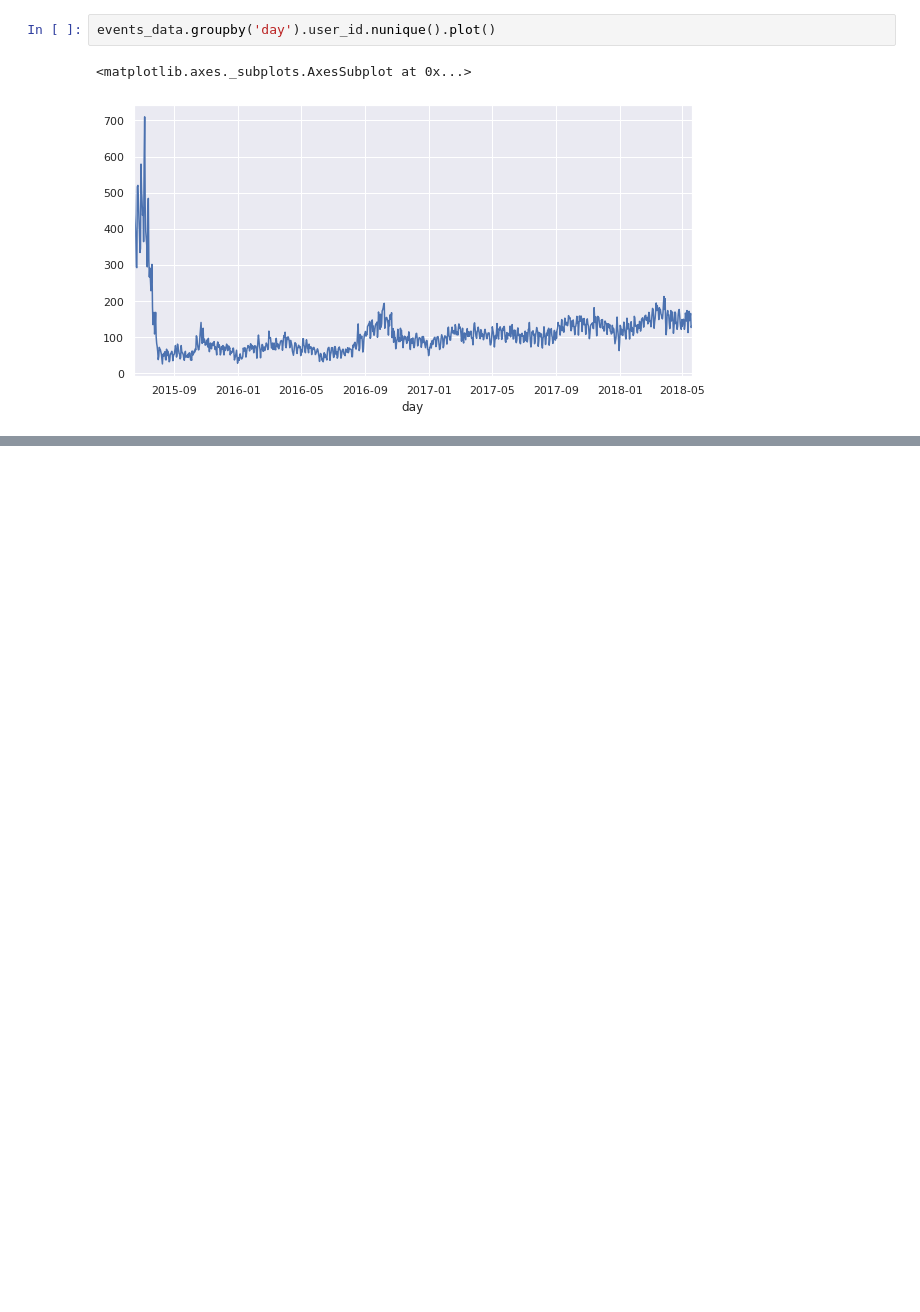
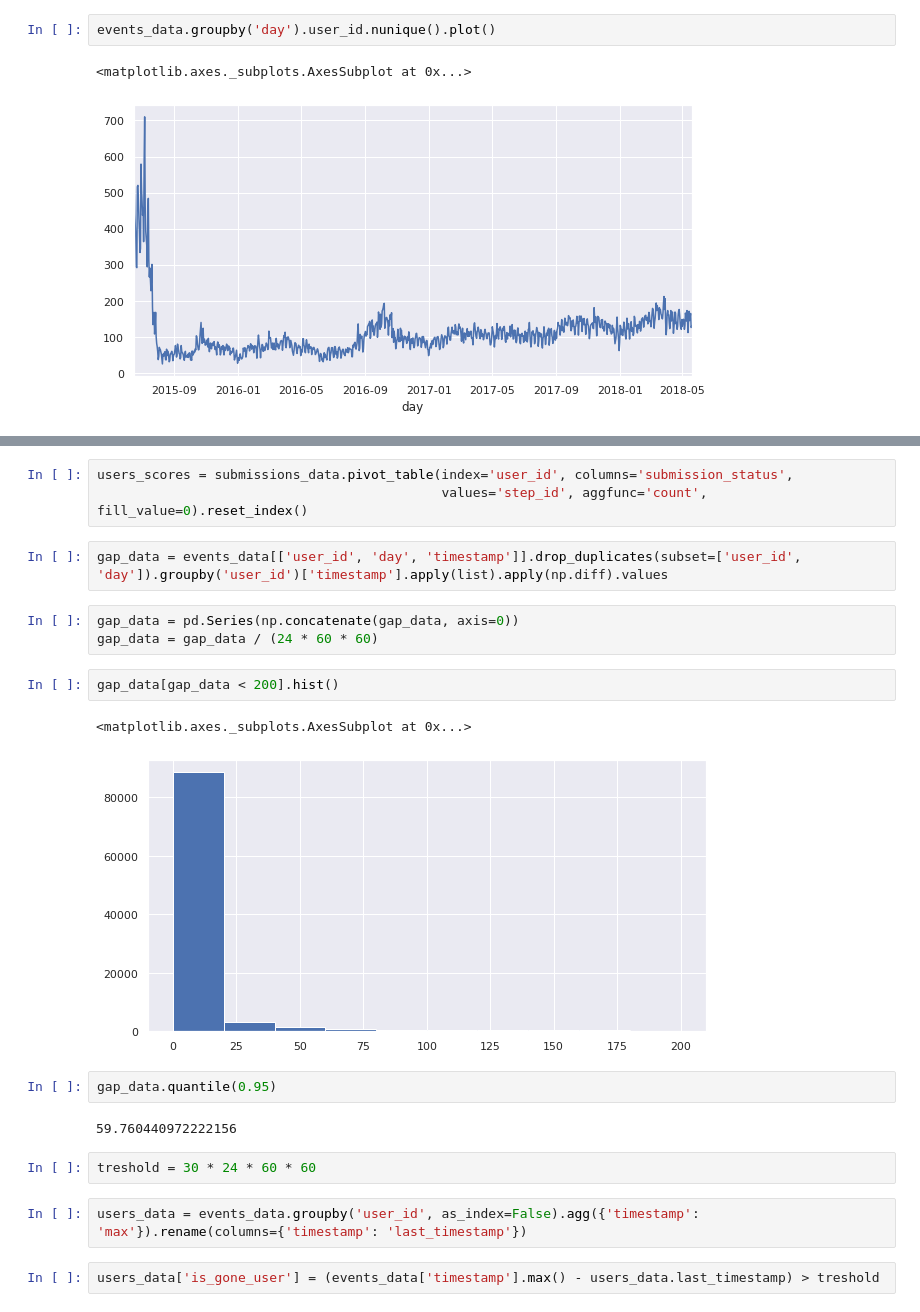
Before and after one commit to matherialist/Stepik-ML-contest, a Jupyter notebook: Stepik_ML_Contest.ipynb, the cells around one changed output, grey strips where cells are left out. Cells and saved outputs as stored; diff of their text form; blank space fills up the shorter version.

```diff
--- a/Stepik_ML_Contest.ipynb
+++ b/Stepik_ML_Contest.ipynb
@@ -66,0 +80,23 @@ events_data.pivot_table(index='user_id', columns='action', values='step_id',
+# %%
+users_scores = submissions_data.pivot_table(index='user_id', columns='submission_status',
+                                            values='step_id', aggfunc='count', fill_value=0).reset_index()
+# %%
+gap_data = events_data[['user_id', 'day', 'timestamp']].drop_duplicates(subset=['user_id', 'day']).groupby('user_id')['timestamp'].apply(list).apply(np.diff).values
+# %%
+gap_data = pd.Series(np.concatenate(gap_data, axis=0))
+gap_data = gap_data / (24 * 60 * 60)
+# %%
+gap_data[gap_data < 200].hist()
+# %% [output]
+<matplotlib.axes._subplots.AxesSubplot at 0x...>
+[figure, added]
+# %%
+gap_data.quantile(0.95)
+# %% [output]
+59.760440972222156
+# %%
+treshold = 30 * 24 * 60 * 60
+# %%
+users_data = events_data.groupby('user_id', as_index=False).agg({'timestamp': 'max'}).rename(columns={'timestamp': 'last_timestamp'})
+# %%
+users_data['is_gone_user'] = (events_data['timestamp'].max() - users_data.last_timestamp) > treshold
```
Also changed, not shown: parts of 12 cells of this notebook.
